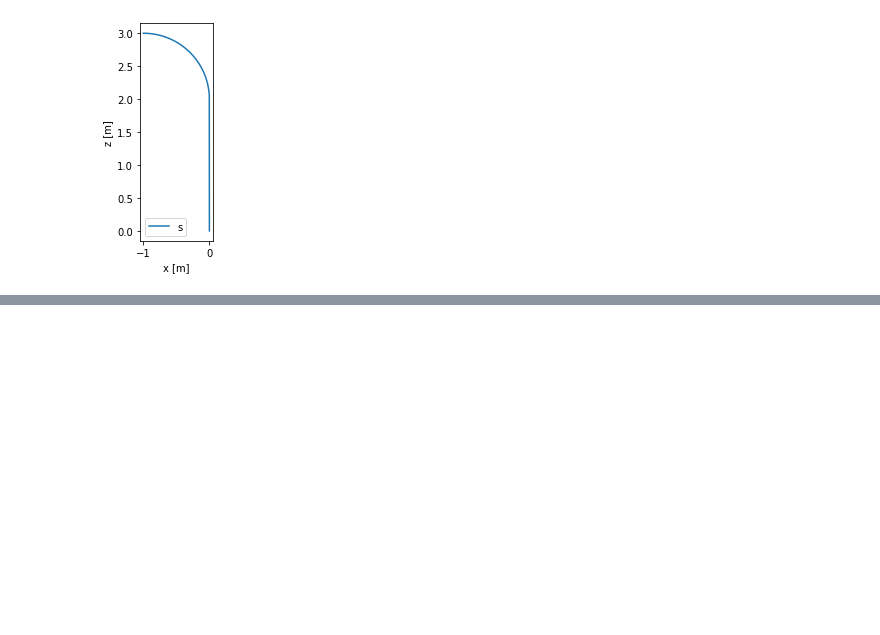
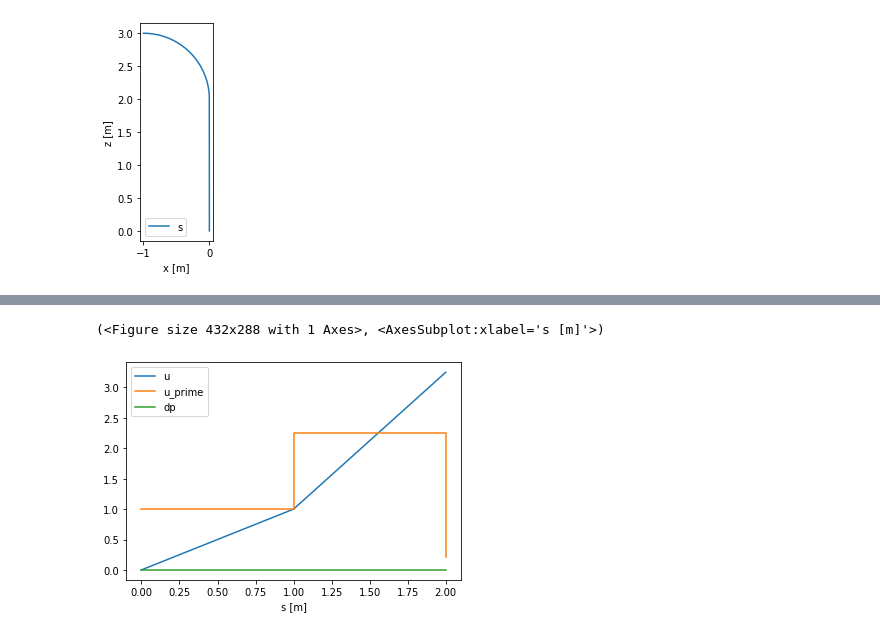
Before and after one commit to loiccoyle/pyaccelerator, a Jupyter notebook: noteboooks/plotting.ipynb, the cells around one changed output, grey strips where cells are left out. Drawn from its saved outputs; the diff is of its cells as text; code cells hidden in the pictures; blank space fills up the shorter version.

```diff
--- a/noteboooks/plotting.ipynb
+++ b/noteboooks/plotting.ipynb
@@ -22,0 +38,5 @@ fig, ax = FODO.plot.top_down()
+# %%
+FODO.transport(phasespace=[0, 1, 0]).plot()
+# %% [output]
+(<Figure size 432x288 with 1 Axes>, <AxesSubplot:xlabel='s [m]'>)
+[figure, added]
```
Also changed, not shown: parts of 4 cells of this notebook.
